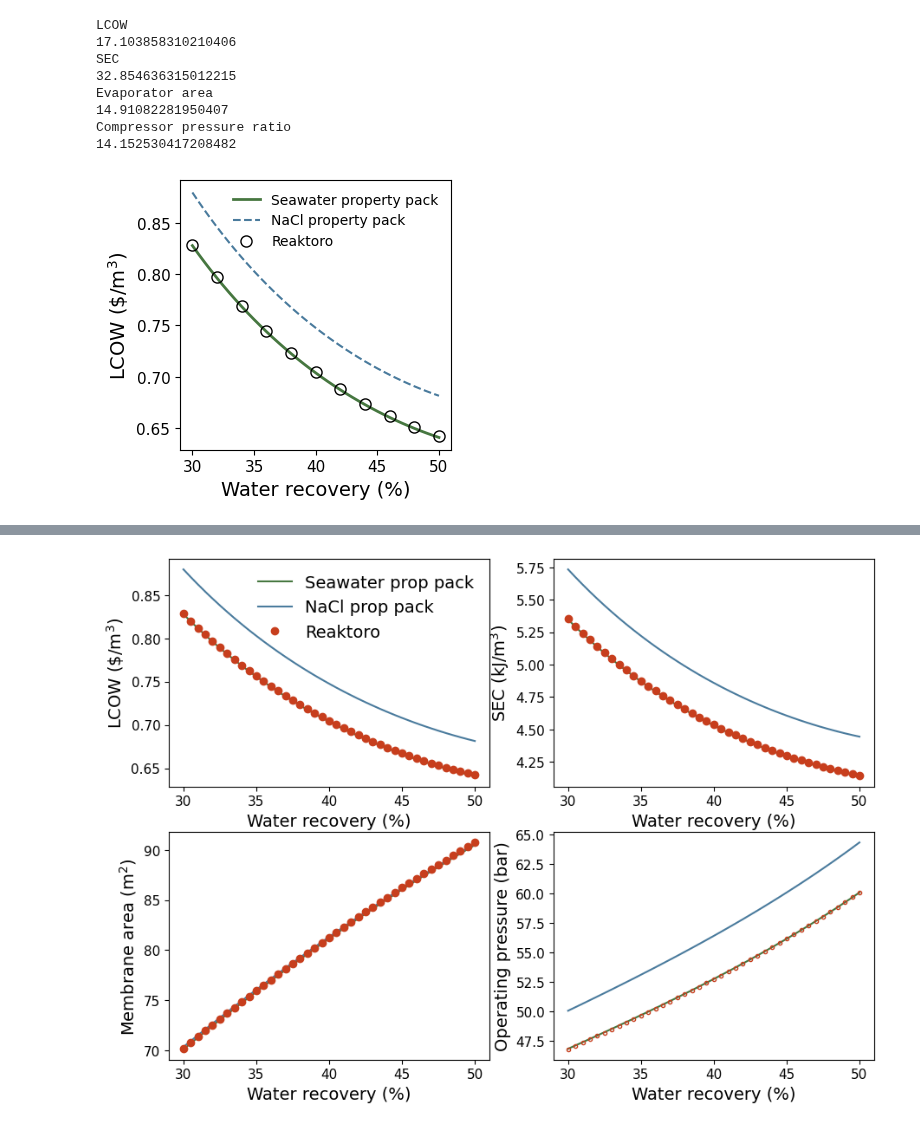
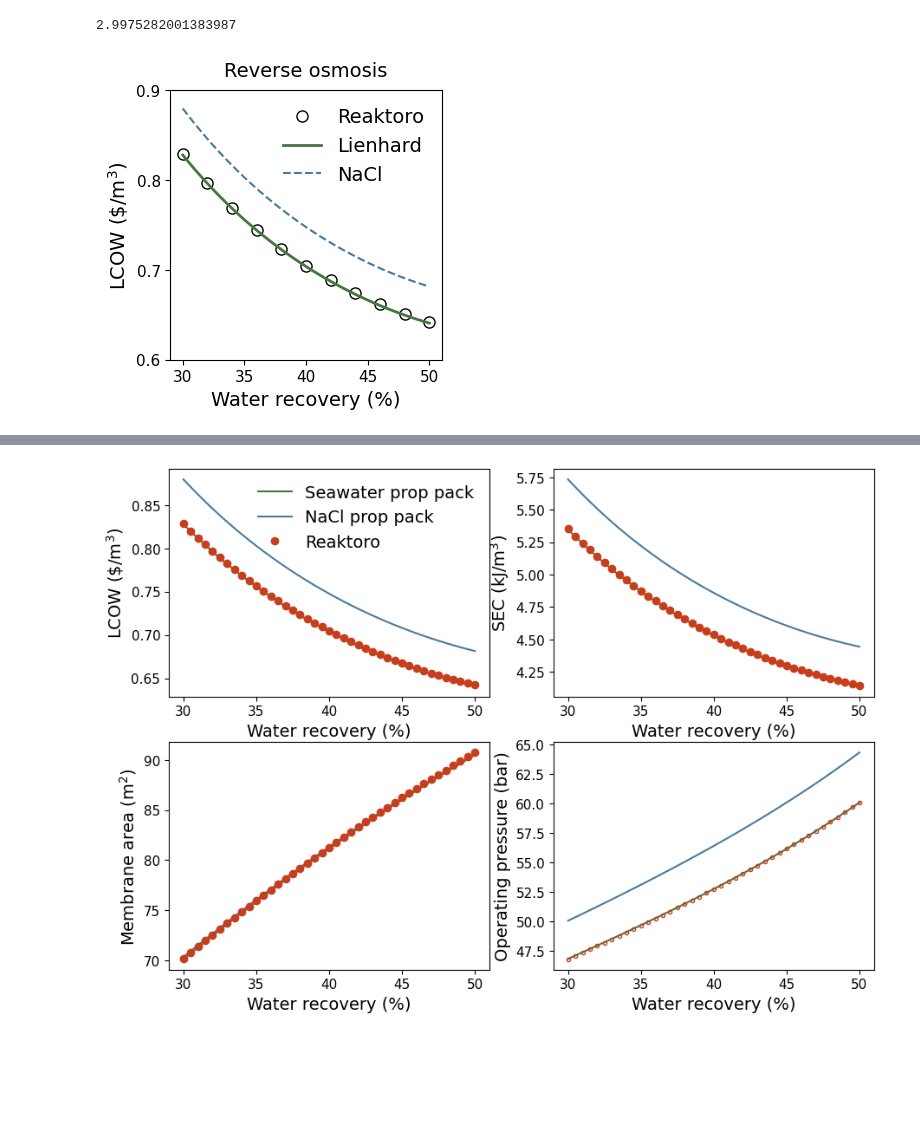
Before and after one commit to savannahsakhai/watertap, a Jupyter notebook: watertap/flowsheets/property_analysis/AIChE_figs/plotting_aiche.ipynb, the cells around one changed output, grey strips where cells are left out. Drawn from its saved outputs; the diff is of its cells as text; code cells hidden in the pictures; blank space fills up the shorter version.

Commit message:
typos and graphica abstract

```diff
--- a/watertap/flowsheets/property_analysis/AIChE_figs/plotting_aiche.ipynb
+++ b/watertap/flowsheets/property_analysis/AIChE_figs/plotting_aiche.ipynb
@@ -81,17 +80,7 @@ Compressor pressure ratio
-# %%
-# simple errors
-for i in results_col:
-    print(i)
-    print(np.mean(error_simple[i]))
-# %% [output]
-LCOW
-17.103858310210406
-SEC
-32.854636315012215
-Evaporator area
-14.91082281950407
-Compressor pressure ratio
-14.152530417208482
+# %%
+np.max(error_nacl["LCOW"])
+# %% [output]
+2.9975282001383987
 # %%
 sea_color = "#467740"
 nacl_color = "#4A7B9D"
@@ -104,16 +93,19 @@ title_size = 14
 # %%
 fig, axs = plt.subplots(ncols=1, nrows=1, figsize=(3.5, 3.5))
 
+axs.plot(data_RO_reatoro['# Water Recovery']*100, data_RO_reatoro['LCOW'], "o", ms=8, mfc='none', markevery=4, color='black')
 axs.plot(data_RO_seawater['# Water Recovery']*100, data_RO_seawater['LCOW'], linewidth=2, color=sea_color)
 axs.plot(data_RO_nacl['# Water Recovery']*100, data_RO_nacl['LCOW'], '--', color=nacl_color)
 # axs[0,0].plot(data_RO_simple['# Water Recovery']*100, data_RO_simple['LCOW'], color=simple_color)
-axs.plot(data_RO_reatoro['# Water Recovery']*100, data_RO_reatoro['LCOW'], "o", ms=8, mfc='none', markevery=4, color='black')
+
 axs.set_xlabel("Water recovery (%)", fontsize=title_size,)
 axs.set_ylabel("LCOW ($\$$/m$^3$)", fontsize=title_size,)
+axs.set_title("Reverse osmosis", fontsize=title_size, pad=10)
 
+axs.set_yticks(np.arange(0.60,1, 0.1))
 
-axs.legend(["Seawater property pack","NaCl property pack","Reaktoro"],loc="upper right", frameon=False, fontsize=10,)
+axs.legend(["Reaktoro","Lienhard","NaCl"],loc="upper right", frameon=False, fontsize=title_size,)
 
 fig.savefig("RO_comparison_reaktoro_PSE")
 # %% [output]
-[figure, old version]
+[figure, new version]
```
Also changed, not shown: parts of 9 cells of this notebook, 8 other files.
